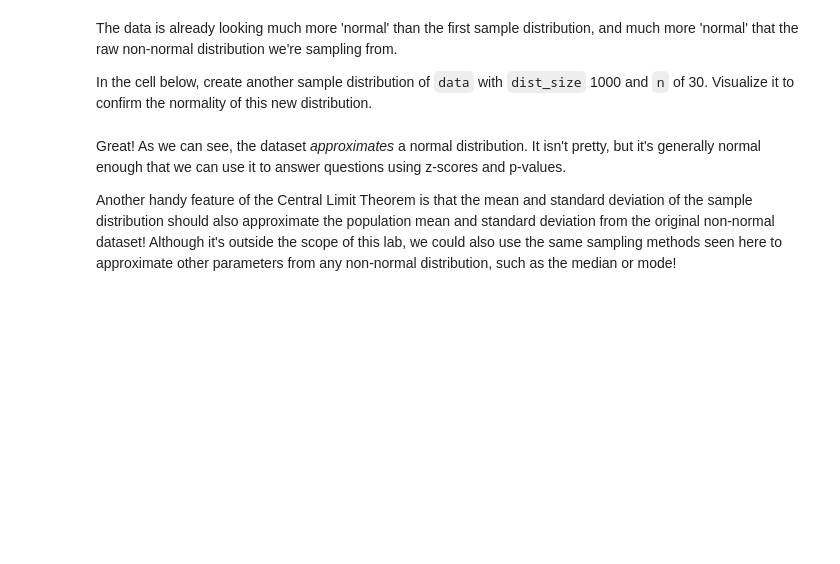
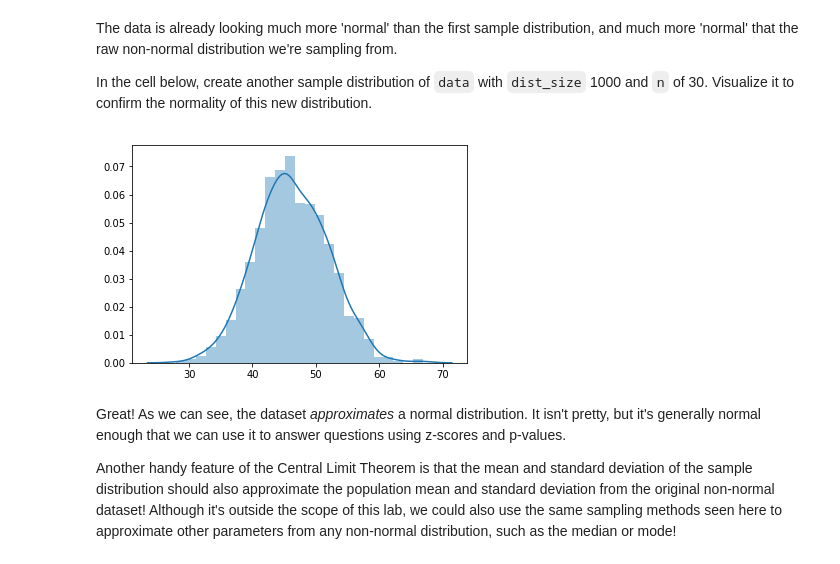
Before and after one commit to Rimab55/dsc-2-19-13-central-limit-theorem-lab-nyc-ds-career-012819, a Jupyter notebook: index.ipynb, the cells around one changed output. Cells and saved outputs as stored; diff of their text form; code cells hidden in the pictures; blank space fills up the shorter version.

```diff
--- a/index.ipynb
+++ b/index.ipynb
@@ -133,6 +135,11 @@ sns.distplot(small_sample);
 The data is already looking much more 'normal' than the first sample distribution, and much more 'normal' that the raw non-normal distribution we're sampling from.
 
 In the cell below, create another sample distribution of `data` with `dist_size` 1000 and `n` of 30.  Visualize it to confirm the normality of this new distribution.
+# %%
+large_sample = create_sample_distribution(data, dist_size = 1000, n = 30)
+sns.distplot(large_sample);
+# %% [output]
+[figure, added]
 # %% [markdown]
 Great! As we can see, the dataset _approximates_ a normal distribution. It isn't pretty, but it's generally normal enough that we can use it to answer questions using z-scores and p-values.
 
```
Also changed, not shown: parts of 1 cell of this notebook.
